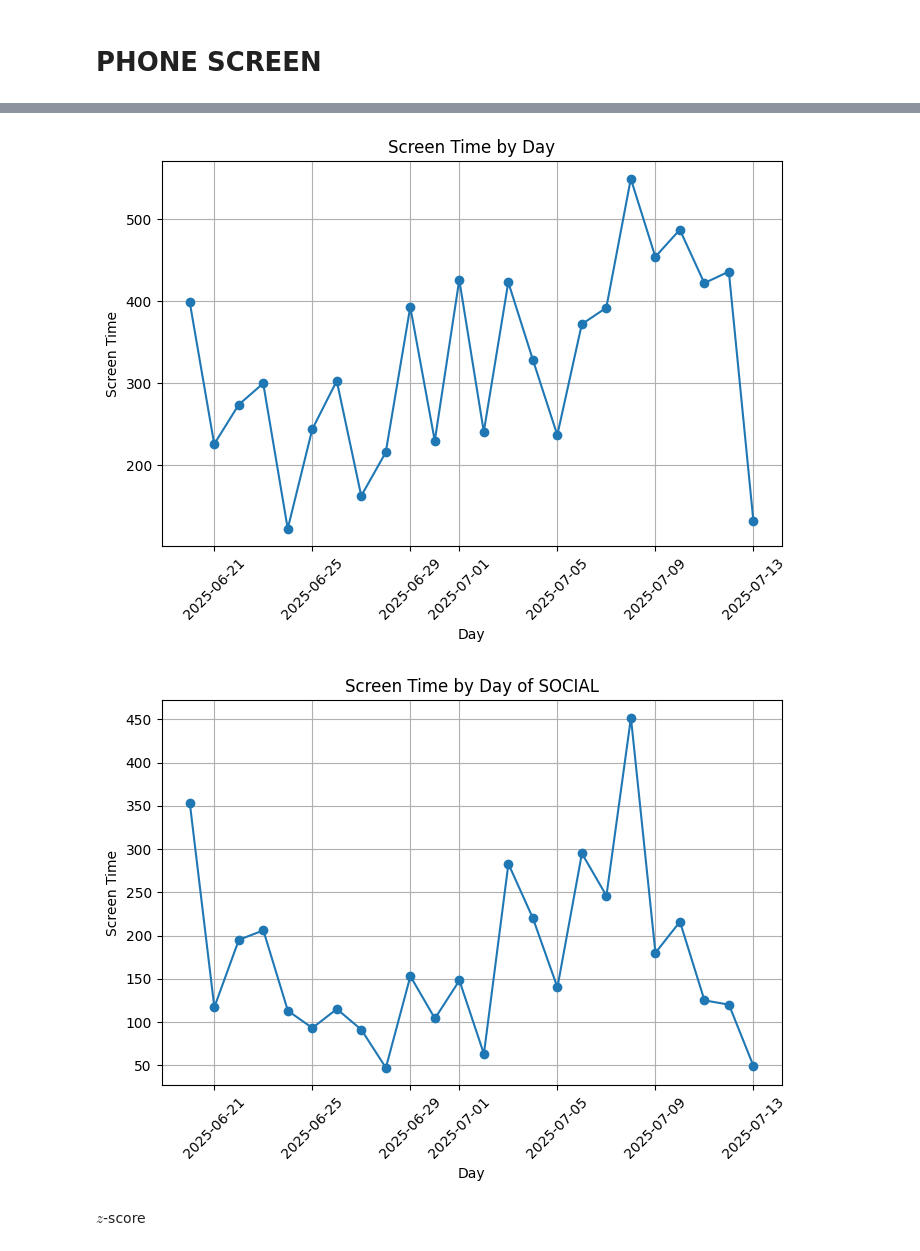
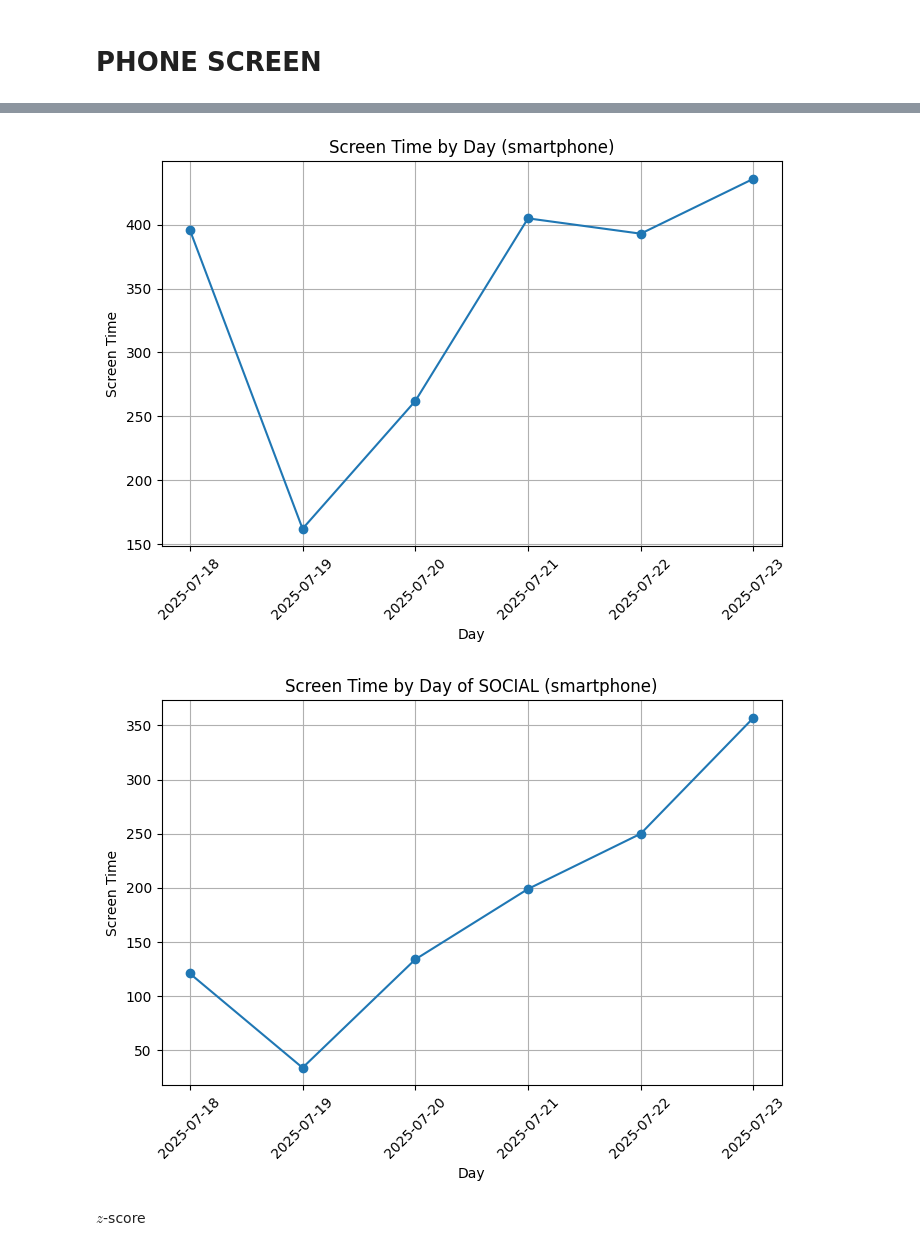
Before and after one commit to Bancie/LearningDB, a Jupyter notebook: data_analyst/screen_time.ipynb, the cells around one changed output, grey strips where cells are left out. Cells and saved outputs as stored; diff of their text form; code cells hidden in the pictures.

```diff
--- a/data_analyst/screen_time.ipynb
+++ b/data_analyst/screen_time.ipynb
@@ -46,7 +46,7 @@ engine = create_engine(f"mysql+mysqlconnector://{user}:{password}@{host}/{dbname
 import pandas as pd
 import matplotlib.pyplot as plt
 # %%
-query = "SELECT `DAY`, `SCREEN_TIME`, `SOCIAL`, `SCREEN_TIME` - `SOCIAL` AS `OTHERS` FROM `SAMSUNG_PHONE_SCREEN` NATURAL JOIN `DAY`"
+query = "SELECT * FROM `SCREEN_TIME` WHERE `DEVICE`='smartphone'"
 ps = pd.read_sql(query, engine)
 # %%
 ps.head()
@@ -96,23 +96,23 @@ plt.figure(figsize=(8, 5))
 plt.plot(ps['DAY'], ps['SCREEN_TIME'], marker='o')
 plt.xlabel('Day')
 plt.ylabel('Screen Time')
-plt.title('Screen Time by Day')
+plt.title('Screen Time by Day (smartphone)')
 plt.xticks(rotation=45)
 plt.grid(True)
 plt.show()
 # %% [output]
-[figure, old version]
+[figure, new version]
 # %%
 plt.figure(figsize=(8, 5))
 plt.plot(ps['DAY'], ps['SOCIAL'], marker='o')
 plt.xlabel('Day')
 plt.ylabel('Screen Time')
-plt.title('Screen Time by Day of SOCIAL')
+plt.title('Screen Time by Day of SOCIAL (smartphone)')
 plt.xticks(rotation=45)
 plt.grid(True)
 plt.show()
 # %% [output]
-[figure, old version]
+[figure, new version]
 # %% [markdown]
 $z$-score
 # %%
```
Also changed, not shown: parts of 7 cells of this notebook, 2 other files.
